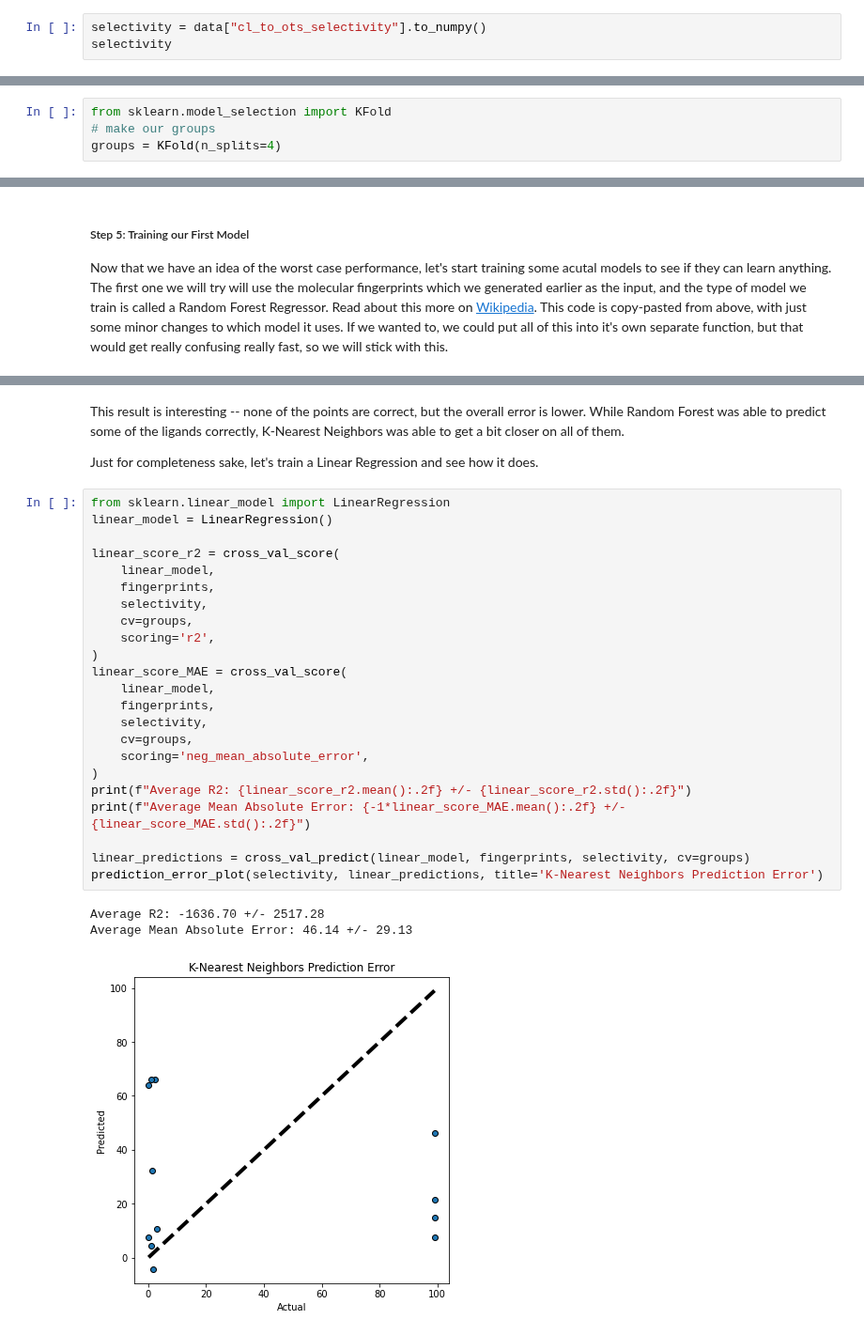
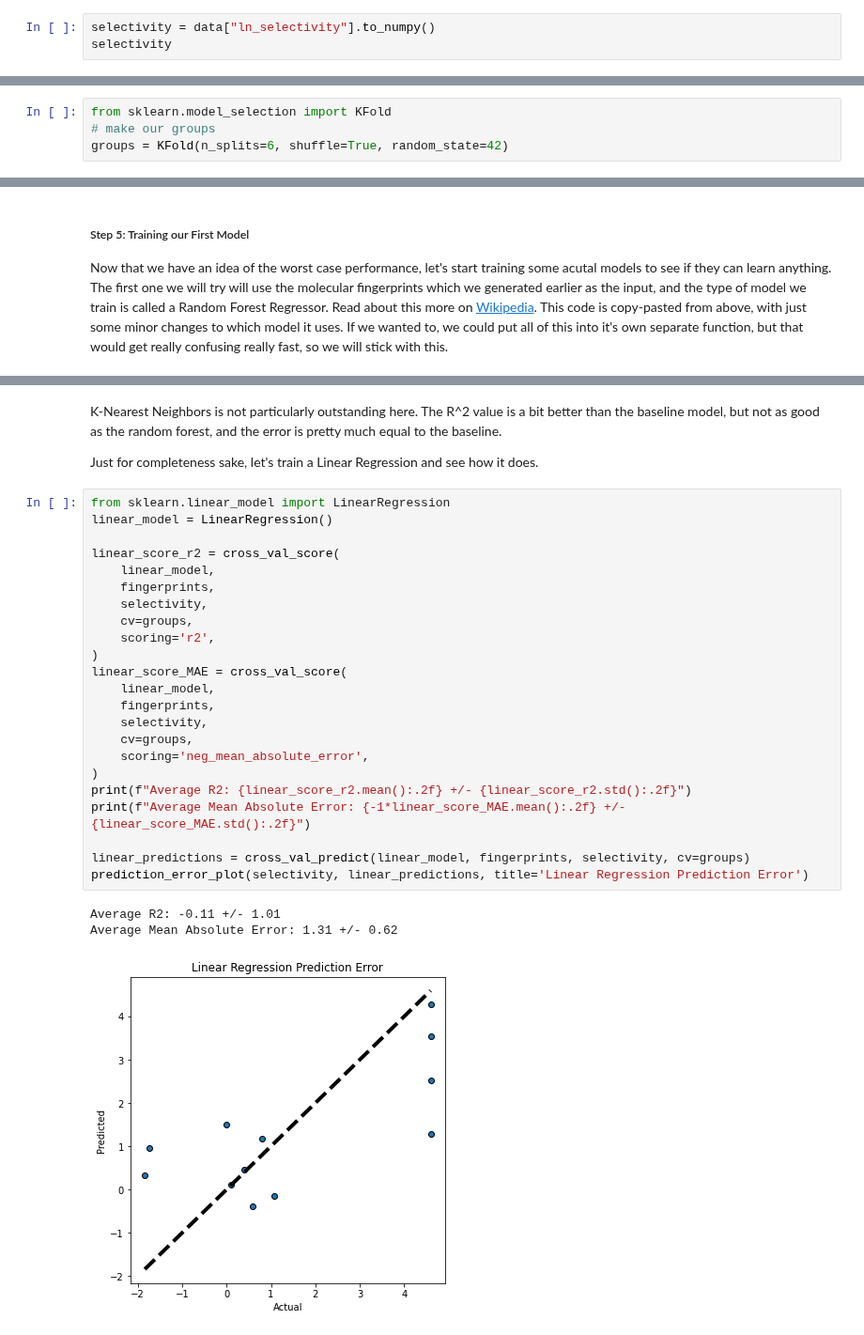
Before and after one commit to JacksonBurns/ArClOTs, a Jupyter notebook: ArClOTs_analysis.ipynb, the cells around one changed output, grey strips where cells are left out. Shown at 94% size. Saved outputs shown, nothing was run; the diff lists cells and outputs as text.

```diff
--- a/ArClOTs_analysis.ipynb
+++ b/ArClOTs_analysis.ipynb
@@ -67,6 +75,6 @@ array(['P(C1=CC=CC=C1)(C2=CC=CC=C2)C3=CC=CC=C3',
        'C1=CC=C(C=C1)P([C-]2C=CC=C2)C3=CC=CC=C3.C1=CC=C(C=C1)P([C-]2C=CC=C2)C3=CC=CC=C3.[Fe+2]',
        'CCP(CC)CC', 'CP(C)C'], dtype=object)
 # %%
-selectivity = data["cl_to_ots_selectivity"].to_numpy()
+selectivity = data["ln_selectivity"].to_numpy()
 selectivity
 # %% [output]
@@ -129,7 +144,7 @@ To 'train' our model, we are going to use cross-validation. First, this splits t
 # %%
 from sklearn.model_selection import KFold
 # make our groups
-groups = KFold(n_splits=4)
+groups = KFold(n_splits=6, shuffle=True, random_state=42)
 # %% [markdown]
 In order to determine if our 'real' models are actually _learning_ anything, we need have a baseline model to which we can make comparisons. There are multiple types of baseline models, and we will explore one here: Guessing the Mean
 
@@ -230,32 +247,32 @@ Average Mean Absolute Error: 47.23 +/- 26.77
-# %% [markdown]
-This result is interesting -- none of the points are correct, but the overall error is lower. While Random Forest was able to predict some of the ligands correctly, K-Nearest Neighbors was able to get a bit closer on all of them.
-
-Just for completeness sake, let's train a Linear Regression and see how it does.
+# %% [markdown]
+K-Nearest Neighbors is not particularly outstanding here. The R^2 value is a bit better than the baseline model, but not as good as the random forest, and the error is pretty much equal to the baseline.
+
+Just for completeness sake, let's train a Linear Regression and see how it does.
 # %%
 from sklearn.linear_model import LinearRegression
 linear_model = LinearRegression()
 
 linear_score_r2 = cross_val_score(
     linear_model,
     fingerprints,
     selectivity,
     cv=groups,
     scoring='r2',
 )
 linear_score_MAE = cross_val_score(
     linear_model,
     fingerprints,
     selectivity,
     cv=groups,
     scoring='neg_mean_absolute_error',
 )
 print(f"Average R2: {linear_score_r2.mean():.2f} +/- {linear_score_r2.std():.2f}")
 print(f"Average Mean Absolute Error: {-1*linear_score_MAE.mean():.2f} +/- {linear_score_MAE.std():.2f}")
 
 linear_predictions = cross_val_predict(linear_model, fingerprints, selectivity, cv=groups)
-prediction_error_plot(selectivity, linear_predictions, title='K-Nearest Neighbors Prediction Error')
+prediction_error_plot(selectivity, linear_predictions, title='Linear Regression Prediction Error')
 # %% [output]
-Average R2: -1636.70 +/- 2517.28
-Average Mean Absolute Error: 46.14 +/- 29.13
+Average R2: -0.11 +/- 1.01
+Average Mean Absolute Error: 1.31 +/- 0.62
-[figure, old version]
+[figure, new version]
 # %% [markdown]
```
Also changed, not shown: parts of 20 cells of this notebook, 2 other files.
